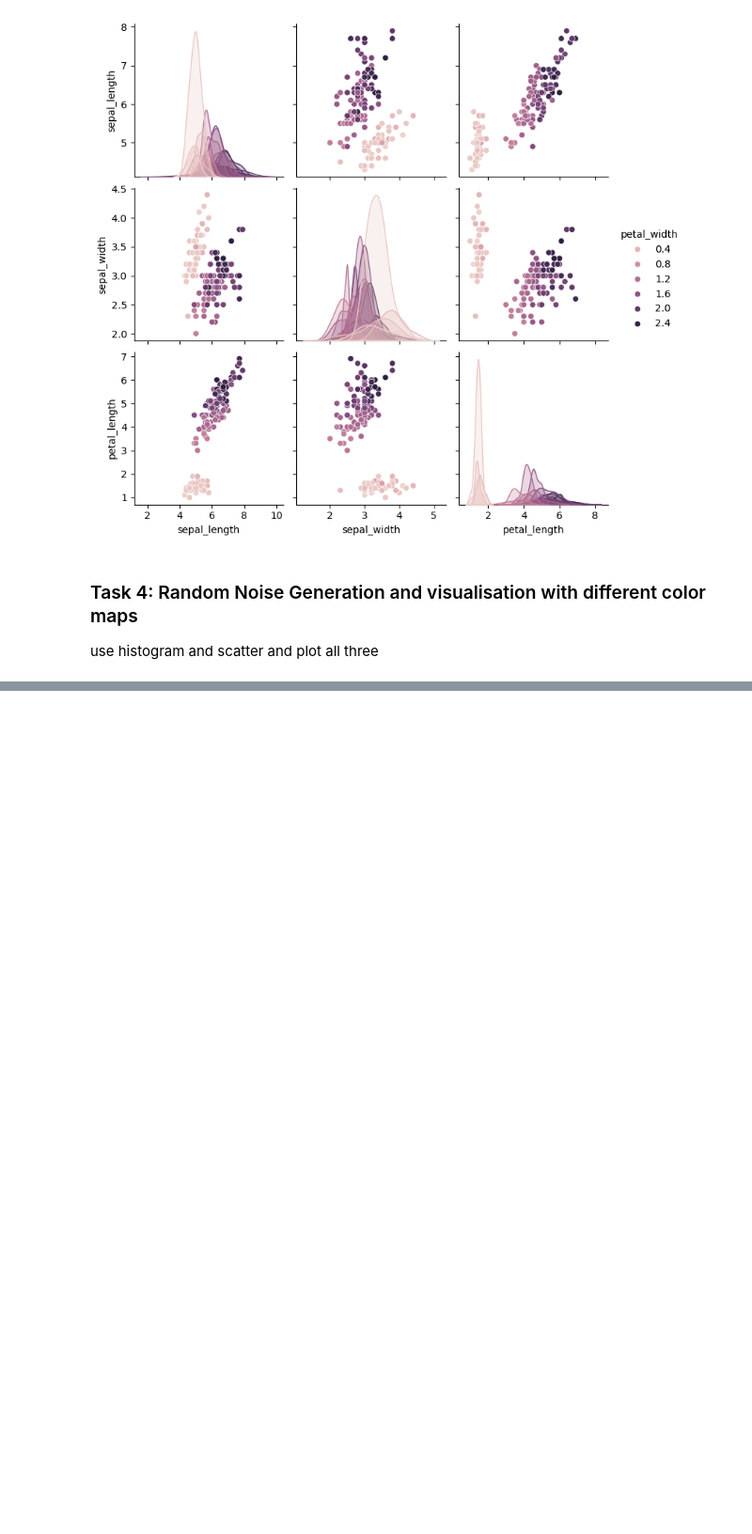
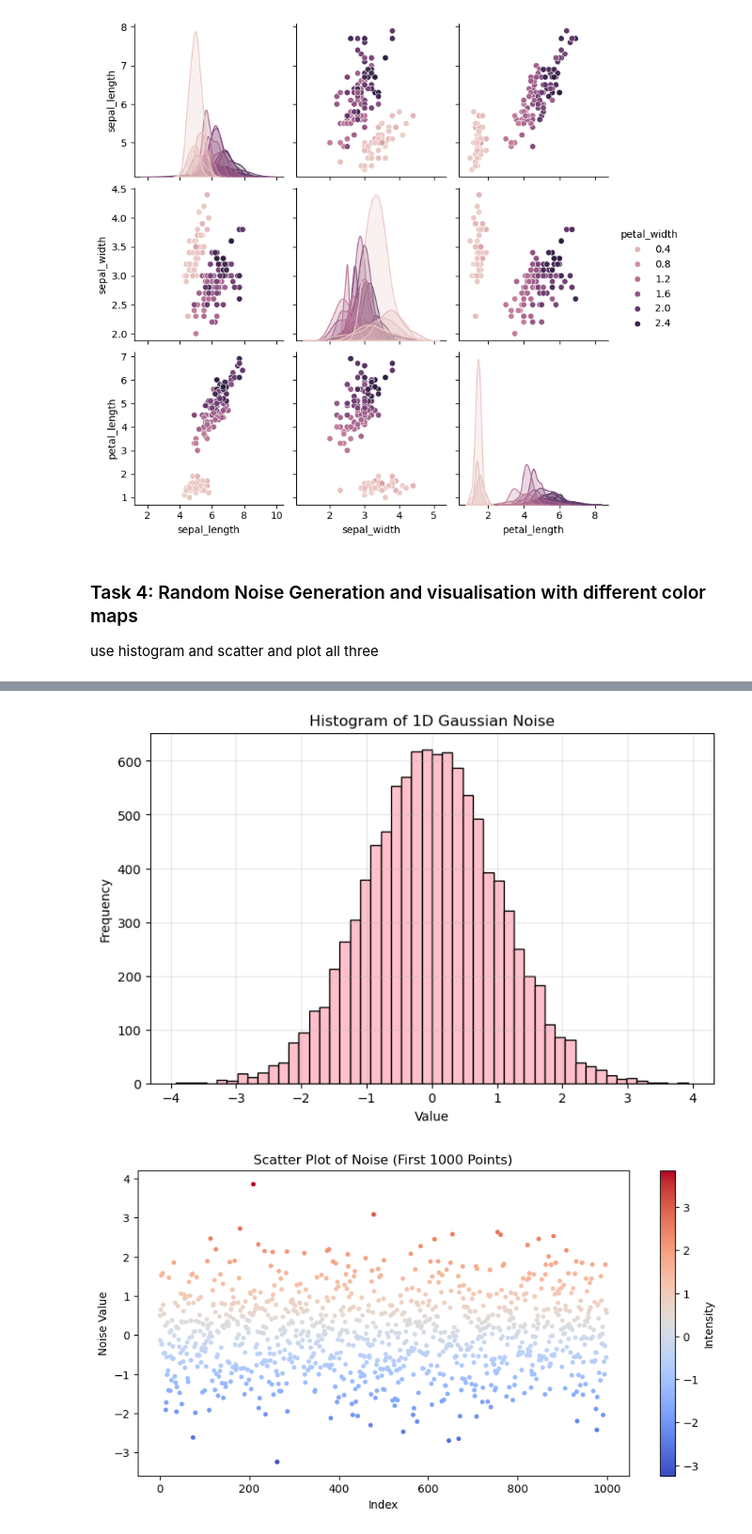
Before and after one commit to IrenStepanyan/ML_ALP, a Jupyter notebook: APL4IrenStepanyan/Data_Visualisation.ipynb, the cells around one changed output, grey strips where cells are left out. Shown at 94% size. Drawn from its saved outputs; the diff is of its cells as text; code cells hidden in the pictures; blank space fills up the shorter version.

```diff
--- a/APL4IrenStepanyan/Data_Visualisation.ipynb
+++ b/APL4IrenStepanyan/Data_Visualisation.ipynb
@@ -151,0 +153,26 @@ Task 5 Random 2D data scatter [ 2 clasters, different sizes)
+# %%
+# Generate 1D random noise for histogram and scatter
+np.random.seed(42)
+noise_1d = np.random.randn(10000)
+
+# Histogram
+plt.figure(figsize=(8, 5))
+plt.hist(noise_1d, bins=50, color='pink', edgecolor='black')
+plt.title("Histogram of 1D Gaussian Noise")
+plt.xlabel("Value")
+plt.ylabel("Frequency")
+plt.grid(True, alpha=0.3)
+plt.show()
+
+# Scatter plot (index vs value)
+indices = np.arange(len(noise_1d))
+plt.figure(figsize=(10, 5))
+plt.scatter(indices[:1000], noise_1d[:1000], c=noise_1d[:1000], cmap='coolwarm', s=10)
+plt.title("Scatter Plot of Noise (First 1000 Points)")
+plt.xlabel("Index")
+plt.ylabel("Noise Value")
+plt.colorbar(label="Intensity")
+plt.show()
+# %% [output]
+[figure, added]
+[figure, added]
```
Also changed, not shown: parts of 5 cells of this notebook.
